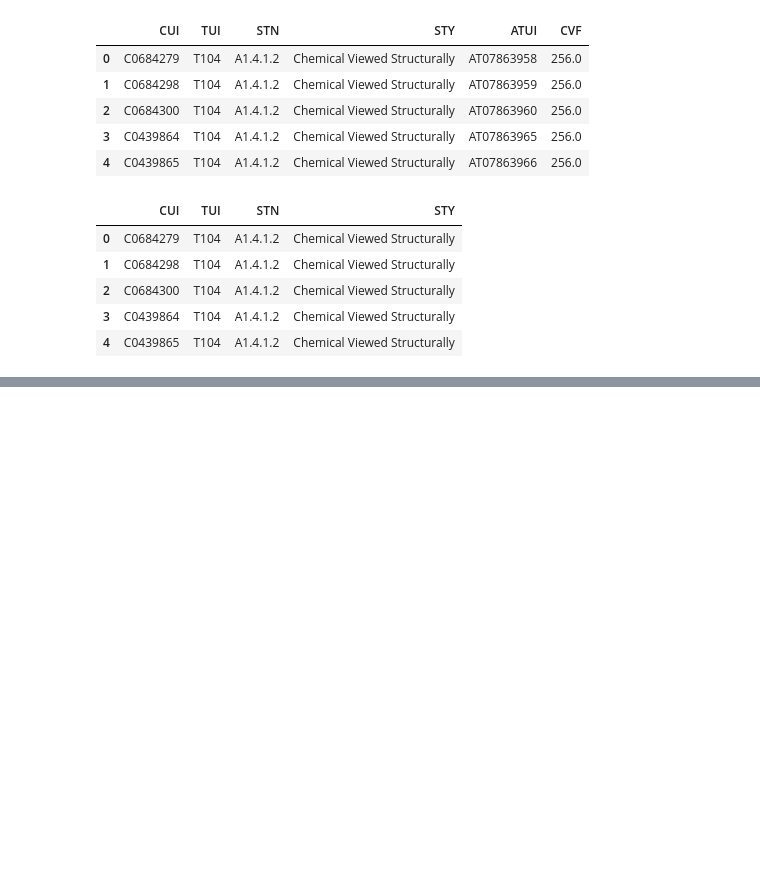
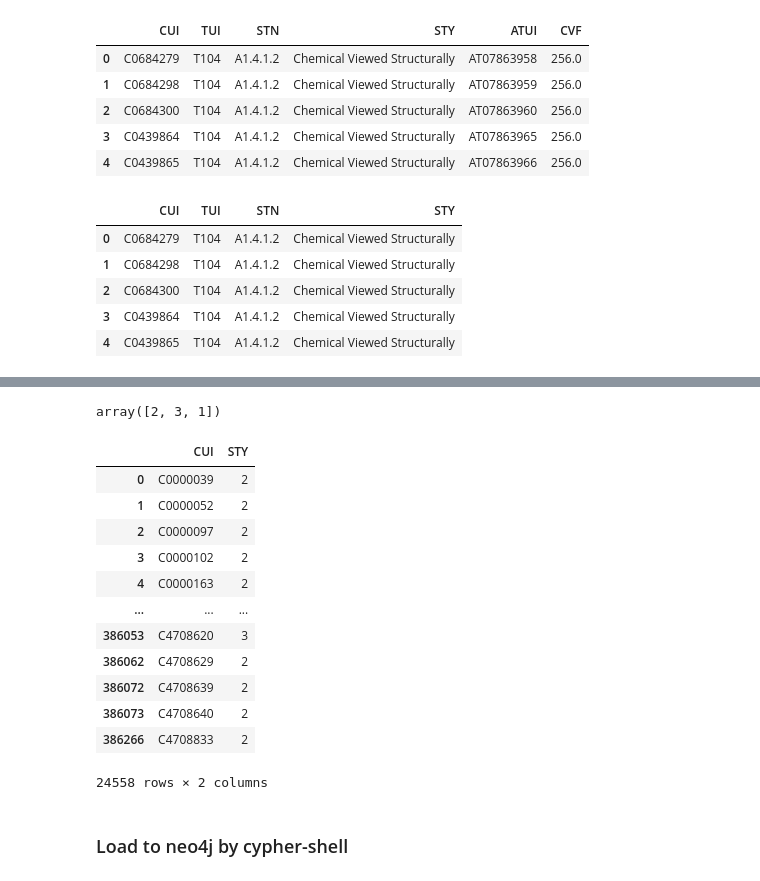
Before and after one commit to wtgme/snomed, a Jupyter notebook: umls.ipynb, the cells around one changed output, grey strips where cells are left out. Drawn from its saved outputs; the diff is of its cells as text; code cells hidden in the pictures; blank space fills up the shorter version.

```diff
--- a/umls.ipynb
+++ b/umls.ipynb
@@ -230,3 +216,5 @@ df.head()
 | 4 | C0439865 | T104 | A1.4.1.2 | Chemical Viewed Structurally |
 # %%
 df.to_csv('data/semantype.csv', index=None)
+# %%
+df = pd.read_csv('data/semantype.csv')
@@ -232,0 +229,2 @@ df.to_csv('data/semantype.csv', index=None)
+# %%
+df = df.drop_duplicates(['TUI', 'STY'])
@@ -232,0 +242,26 @@ df.to_csv('data/semantype.csv', index=None)
+# %%
+g = df.groupby('CUI')['STY'].apply(lambda x: len(list(np.unique(x))))
+# %%
+sty_df = g.reset_index()
+# %%
+sty_df['STY'].unique()
+# %% [output]
+array([2, 3, 1])
+# %%
+sty_df[sty_df['STY'] > 1]
+# %% [output]
+|  | CUI | STY |
+| 0 | C0000039 | 2 |
+| 1 | C0000052 | 2 |
+| 2 | C0000097 | 2 |
+| 3 | C0000102 | 2 |
+| 4 | C0000163 | 2 |
+| ... | ... | ... |
+| 386053 | C4708620 | 3 |
+| 386062 | C4708629 | 2 |
+| 386072 | C4708639 | 2 |
+| 386073 | C4708640 | 2 |
+| 386266 | C4708833 | 2 |
+24558 rows × 2 columns
+# %% [markdown]
+### Load to neo4j by cypher-shell
```
Also changed, not shown: parts of 57 cells of this notebook, 1 other file.
